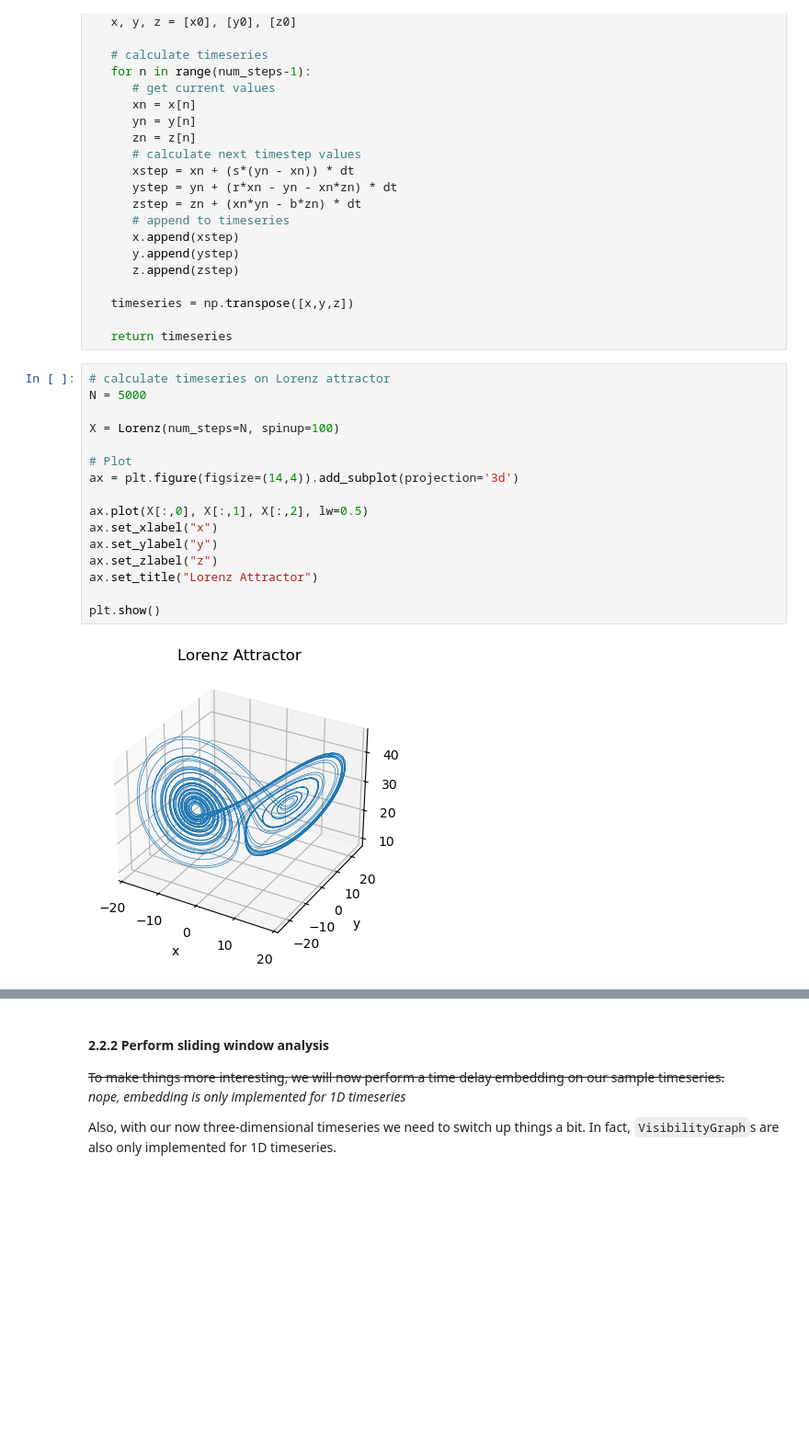
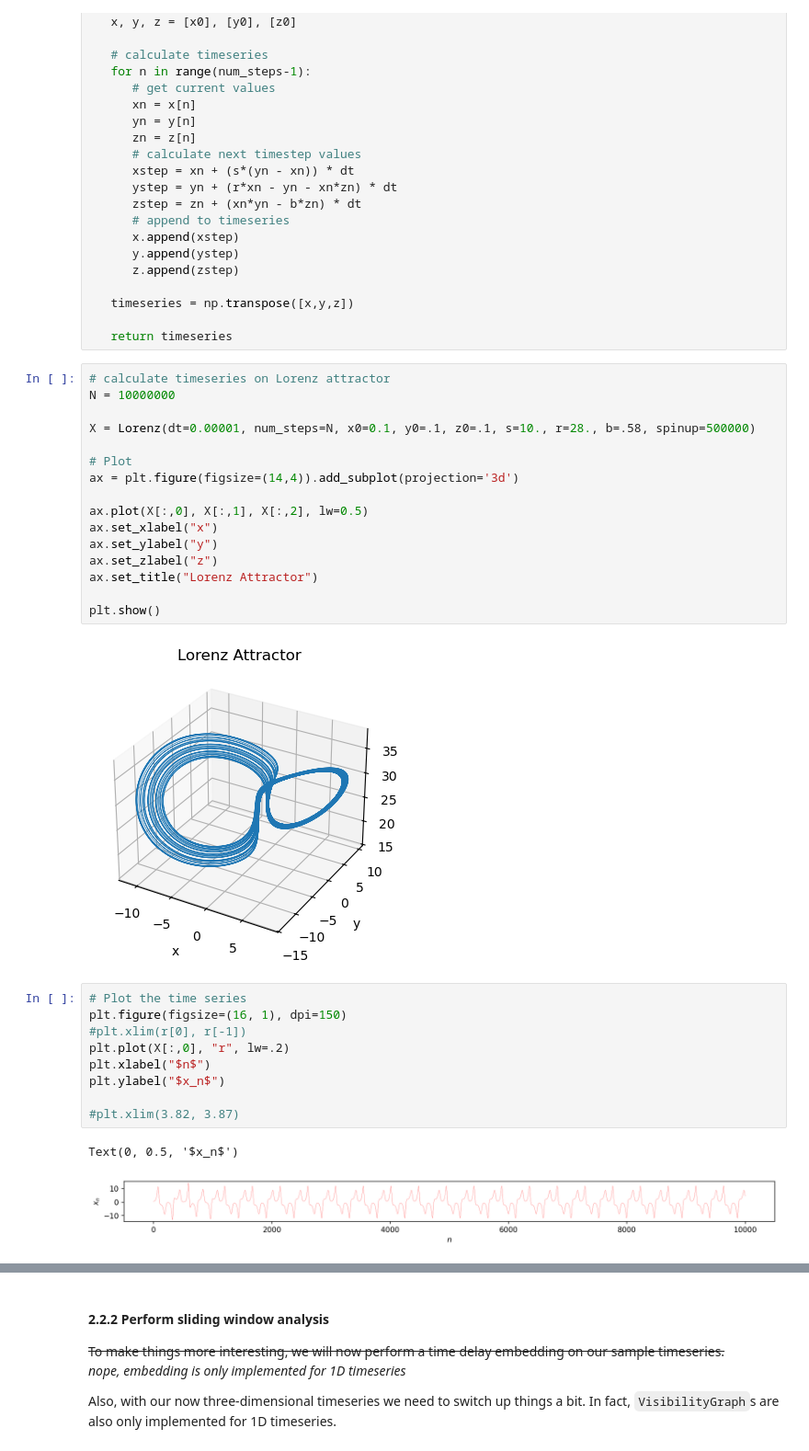
Before and after one commit to fkuehlein/pyunicorn, a Jupyter notebook: docs/source/examples/tutorials/SlidingWindow.ipynb, the cells around one changed output, grey strips where cells are left out. Shown at 92% size. Drawn from its saved outputs; the diff is of its cells as text; blank space fills up the shorter version.

```diff
--- a/docs/source/examples/tutorials/SlidingWindow.ipynb
+++ b/docs/source/examples/tutorials/SlidingWindow.ipynb
@@ -320,9 +311,9 @@ def Lorenz(dt=0.01, num_steps=10000, x0=0., y0=1., z0=1.05, s=10., r=28., b=2.66
    return timeseries
 # %%
 # calculate timeseries on Lorenz attractor
-N = 5000
+N = 10000000
 
-X = Lorenz(num_steps=N, spinup=100)
+X = Lorenz(dt=0.00001, num_steps=N, x0=0.1, y0=.1, z0=.1, s=10., r=28., b=.58, spinup=500000)
 
 # Plot
 ax = plt.figure(figsize=(14,4)).add_subplot(projection='3d')
@@ -335,4 +326,16 @@ ax.set_title("Lorenz Attractor")
 
 plt.show()
 # %% [output]
-[figure, old version]
+[figure, new version]
+# %%
+# Plot the time series
+plt.figure(figsize=(16, 1), dpi=150)
+#plt.xlim(r[0], r[-1])
+plt.plot(X[:,0], "r", lw=.2)
+plt.xlabel("$n$")
+plt.ylabel("$x_n$")
+
+#plt.xlim(3.82, 3.87)
+# %% [output]
+Text(0, 0.5, '$x_n$')
+[figure, added]
```
Also changed, not shown: parts of 13 cells of this notebook.
